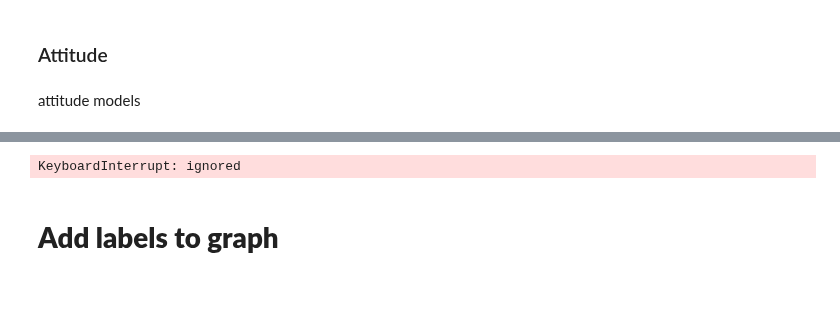
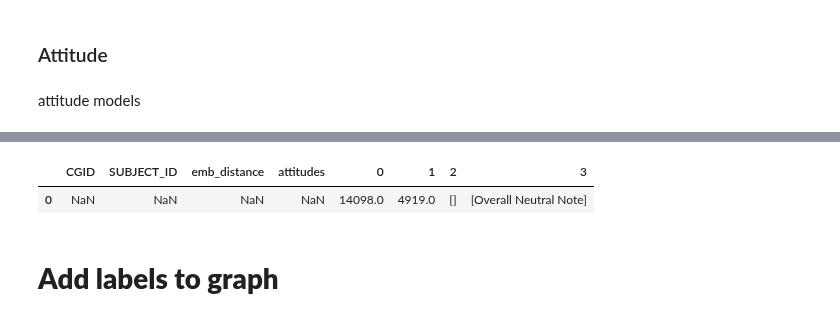
Before and after one commit to tanoManzo/mimic_trajectories, a Jupyter notebook: MIMIC_TRAJECTORY_embeddings_02_collect_data.ipynb, the cells around one changed output, grey strips where cells are left out. Cells and saved outputs as stored; diff of their text form; code cells hidden in the pictures; blank space fills up the shorter version.

```diff
--- a/MIMIC_TRAJECTORY_embeddings_02_collect_data.ipynb
+++ b/MIMIC_TRAJECTORY_embeddings_02_collect_data.ipynb
@@ -193,16 +166,16 @@ attitude models
 # model name from huggingface.co/model name_id:model_name
 models_name = {
   'roberta':'tanoManzo/roberta-attitude',
-  'distilbert':'tanoManzo/distilbert-attitude',
-  'minilm':'tanoManzo/minilm-attitude',
-  'bloom':'tanoManzo/bloom-attitude'
+#  'distilbert':'tanoManzo/distilbert-attitude',
+#  'minilm':'tanoManzo/minilm-attitude',
+#  'bloom':'tanoManzo/bloom-attitude'
 }
 
 # load tokenizer and model
 tokenizers = [AutoTokenizer.from_pretrained(model_name) for model_name in models_name.values()]
 models= [AutoModelForSequenceClassification.from_pretrained(model_name) for model_name in models_name.values()]
 # %%
-def create_sentiment_labels(list_of_sentences):
+def create_sentiment_labels(df_notes_nicu_selected, list_of_sentences):
   # select dataframe split
   df_to_infer = df_notes_nicu_selected
 
@@ -248,7 +221,7 @@ def create_sentiment_labels(list_of_sentences):
       #print(l_labels)
   return l_labels
 
-l_labels = create_sentiment_labels(sentences)
+l_labels = create_sentiment_labels(df_notes_nicu_selected,sentences)
 # %%
 l_labels
 # %% [output]
@@ -272,9 +243,9 @@ l_labels
 # %%
 # write data to rows
-for id, id_tuple, in enumerate(ids):
-  sentence = create_sentences(id)[1]
+df_to_plot = pd.DataFrame(columns = ['CGID','SUBJECT_ID','emb_distance','attitudes'])
+cgid = 14098
+for subject_id in cg_subjects_dict[cgid]:
+  df_notes_nicu_selected, sentence = create_sentences(cgid=cgid, subid=subject_id)
   dist = create_dist_data(sentence)
-  l_labels = create_sentiment_labels(sentence)
-  print(id_tuple, dist, l_labels)
+  l_labels = create_sentiment_labels(df_notes_nicu_selected,sentence)
+  df_to_plot.append([cgid, subject_id, dist, list(*l_labels.values())])
-# %% [output]
-KeyboardInterrupt: ignored
@@ -281,3 +257,8 @@ KeyboardInterrupt: ignored
+# %%
+df_to_plot.append(pd.DataFrame([[cgid, subject_id, dist, list(*l_labels.values())]]))
+# %% [output]
+|  | CGID | SUBJECT_ID | emb_distance | attitudes | 0 | 1 | 2 | 3 |
+| 0 | NaN | NaN | NaN | NaN | 14098.0 | 4919.0 | [] | [Overall Neutral Note] |
 # %% [markdown]
 # **Add labels to graph**
 # %%
```
Also changed, not shown: parts of 9 cells of this notebook.
